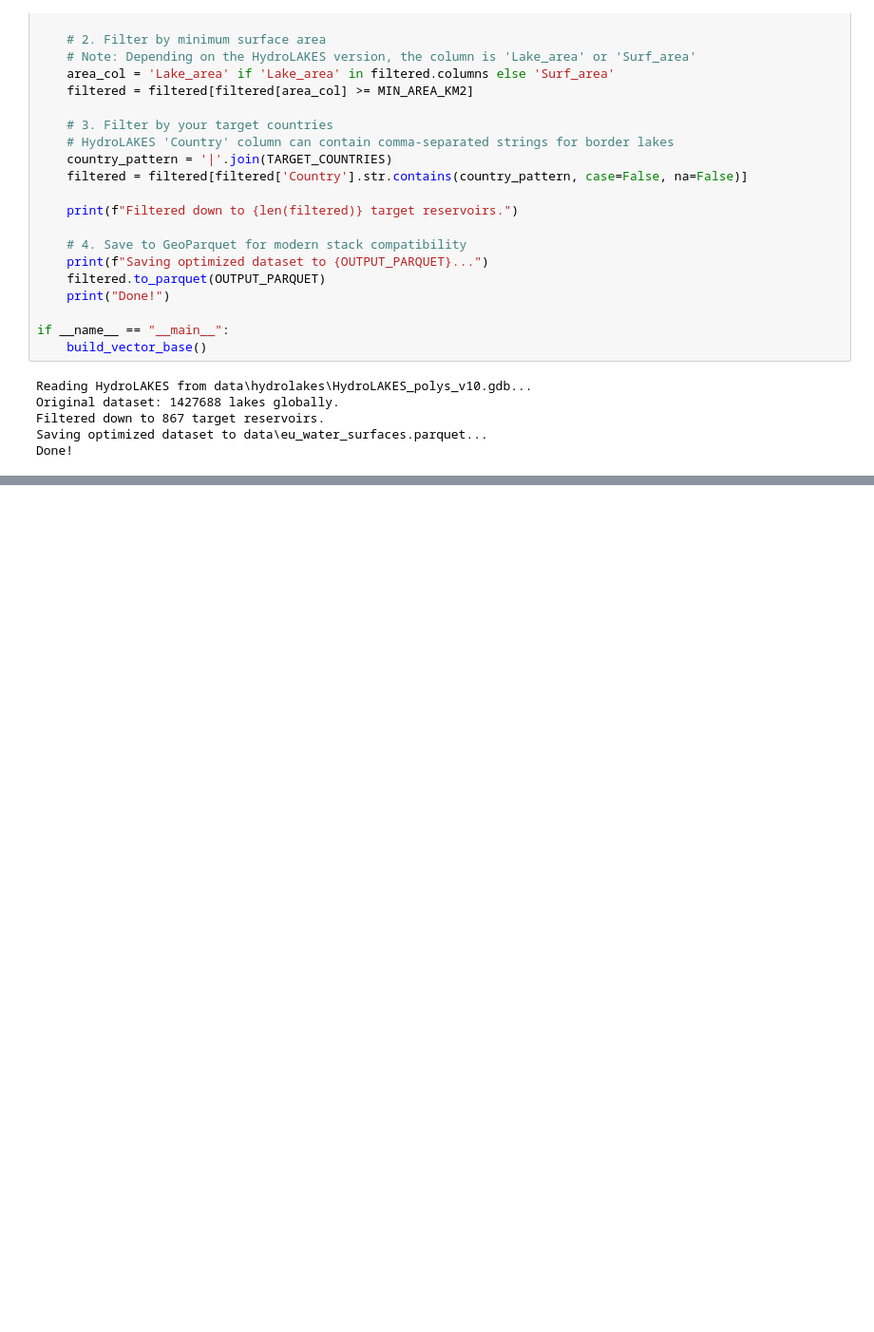
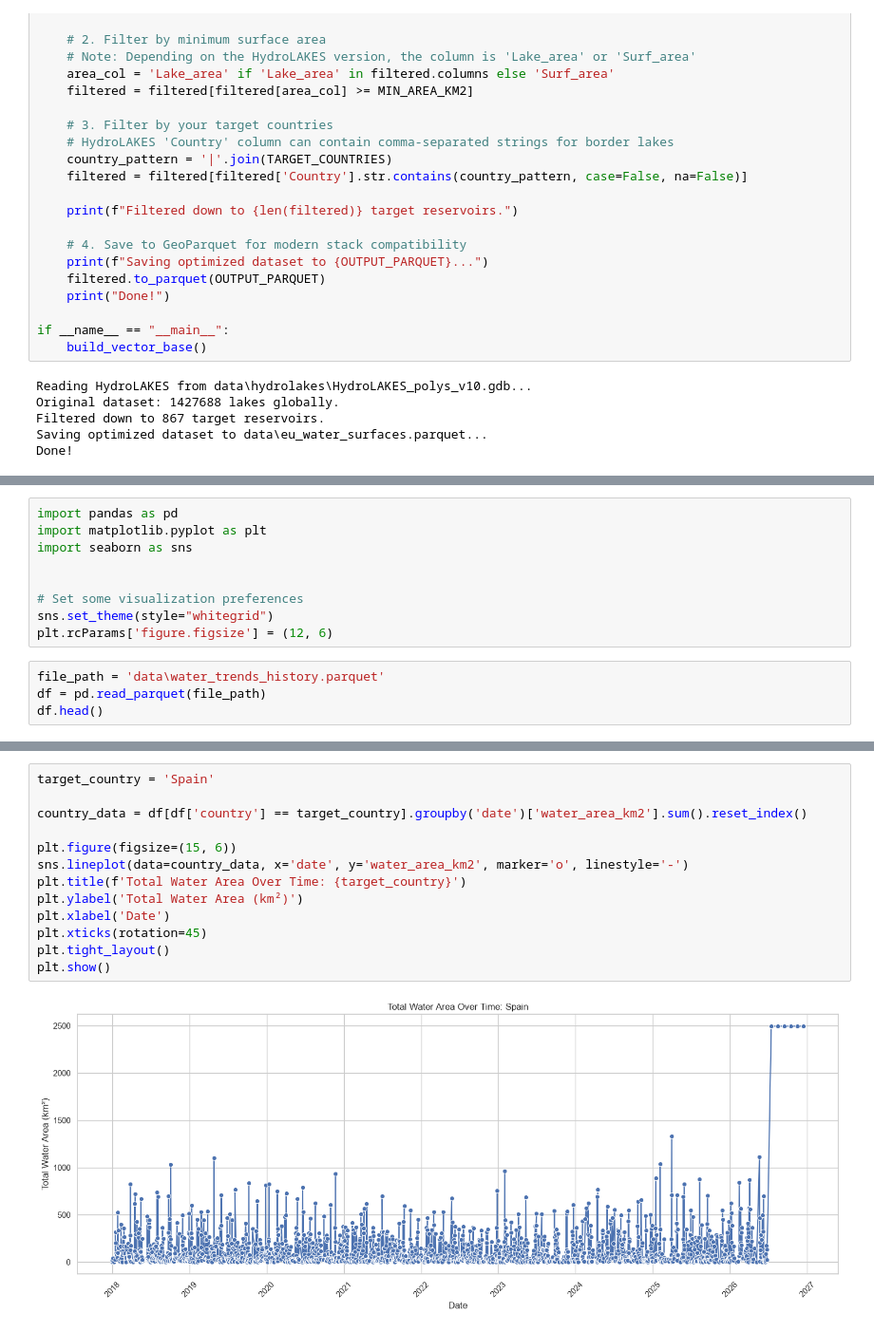
Before and after one commit to tomas-michalik11/water_surfaces, a Jupyter notebook: notebook.ipynb, the cells around one changed output, grey strips where cells are left out. Shown at 95% size. Saved outputs shown, nothing was run; the diff lists cells and outputs as text; blank space fills up the shorter version.

```diff
--- a/notebook.ipynb
+++ b/notebook.ipynb
@@ -297,0 +300,13 @@ Done!
+# %%
+import pandas as pd
+import matplotlib.pyplot as plt
+import seaborn as sns
+
+
+# Set some visualization preferences
+sns.set_theme(style="whitegrid")
+plt.rcParams['figure.figsize'] = (12, 6)
+# %%
+file_path = 'data\water_trends_history.parquet'
+df = pd.read_parquet(file_path)
+df.head()
@@ -297,0 +406,15 @@ Done!
+# %%
+target_country = 'Spain'
+
+country_data = df[df['country'] == target_country].groupby('date')['water_area_km2'].sum().reset_index()
+
+plt.figure(figsize=(15, 6))
+sns.lineplot(data=country_data, x='date', y='water_area_km2', marker='o', linestyle='-')
+plt.title(f'Total Water Area Over Time: {target_country}')
+plt.ylabel('Total Water Area (km²)')
+plt.xlabel('Date')
+plt.xticks(rotation=45)
+plt.tight_layout()
+plt.show()
+# %% [output]
+[figure, added]
```
Also changed, not shown: parts of 13 cells of this notebook, 5 other files.
